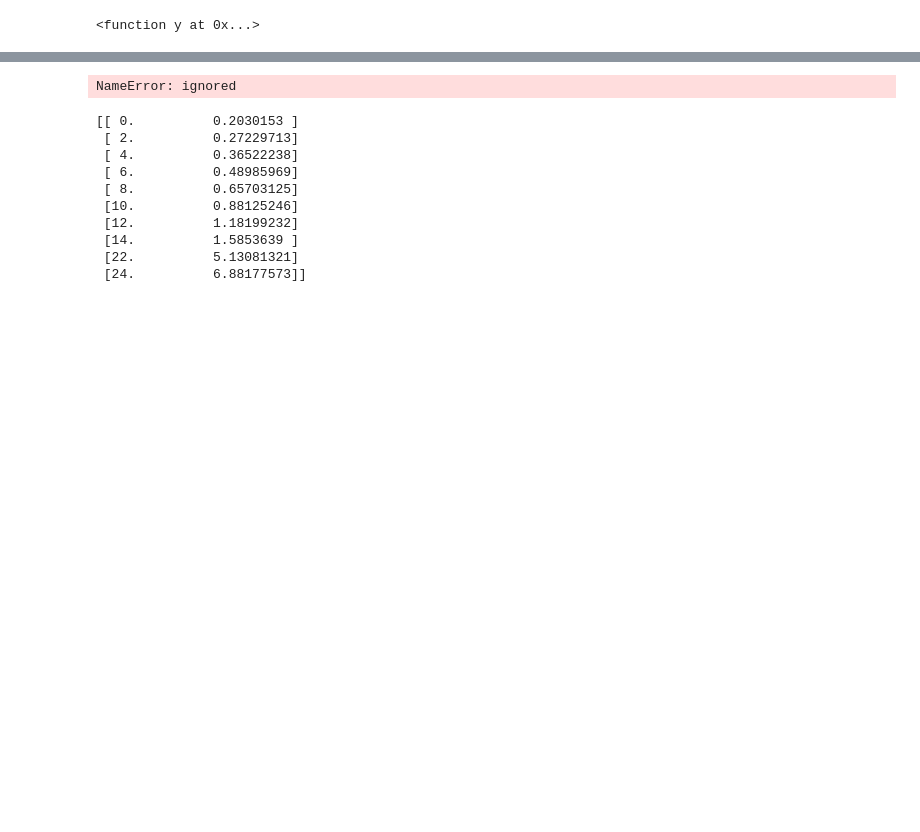
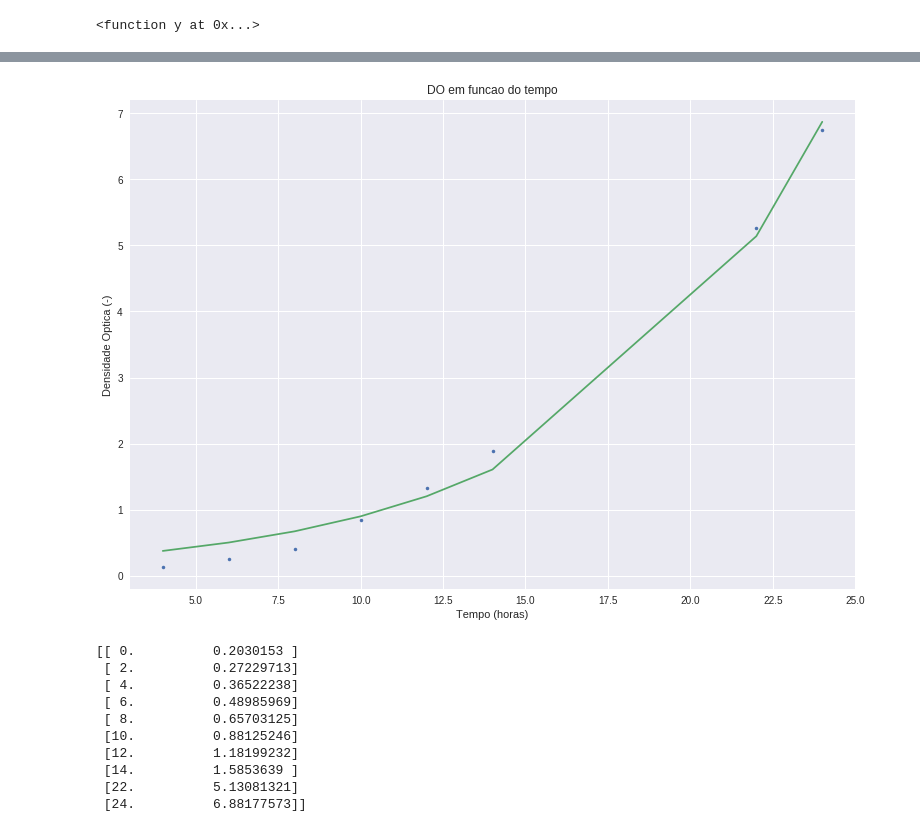
Before and after one commit to marcelcerri/Ajuste-de-modelos-n-o-lineares, a Jupyter notebook: Crescimento_microbiano_E_coli_experimental_1000_rpm_23082018.ipynb, the cells around one changed output, grey strips where cells are left out. Drawn from its saved outputs; the diff is of its cells as text; code cells hidden in the pictures; blank space fills up the shorter version.

```diff
--- a/Crescimento_microbiano_E_coli_experimental_1000_rpm_23082018.ipynb
+++ b/Crescimento_microbiano_E_coli_experimental_1000_rpm_23082018.ipynb
@@ -91,22 +87,18 @@ Ca0 = 0.203015
 # %%
 import matplotlib.pyplot as plt
 plt.plot(t, data_ca, '.',
          t, y(t, a_opt, y0_opt), '-')
 plt.gcf().set_size_inches(13, 9)
 plt.savefig('out.png', dpi=100)
-#plt.plot(x, x, label='linear')
-#plt.plot(x, x**2, label='quadratic')
-#plt.plot(x, x**3, label='cubic')
+plt.xlabel('Tempo (horas)')
+plt.ylabel('Densidade Optica (-)')
 
-plt.xlabel('x label')
-plt.ylabel('y label')
-
-plt.title("Simple Plot")
+plt.title('DO em funcao do tempo')
 plt.legend()
 plt.show()
 files.download( "out.png" )
 # %% [output]
-NameError: ignored
+[figure, added]
 # %%
 #y = odeint(growth, y0_opt, t, args=(a_opt,))
 #guardando as informações e salvando em txt
```
Also changed, not shown: parts of 6 cells of this notebook, 1 other file.
